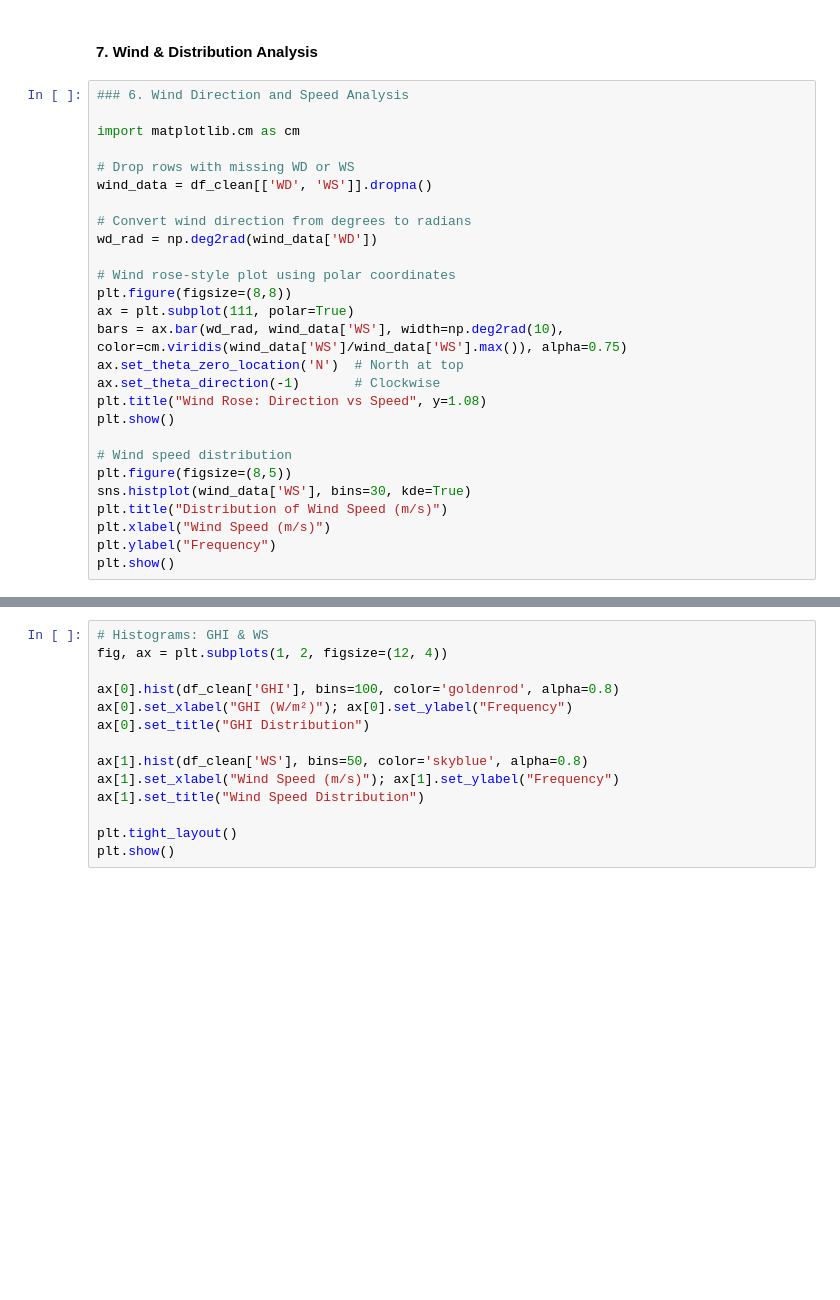
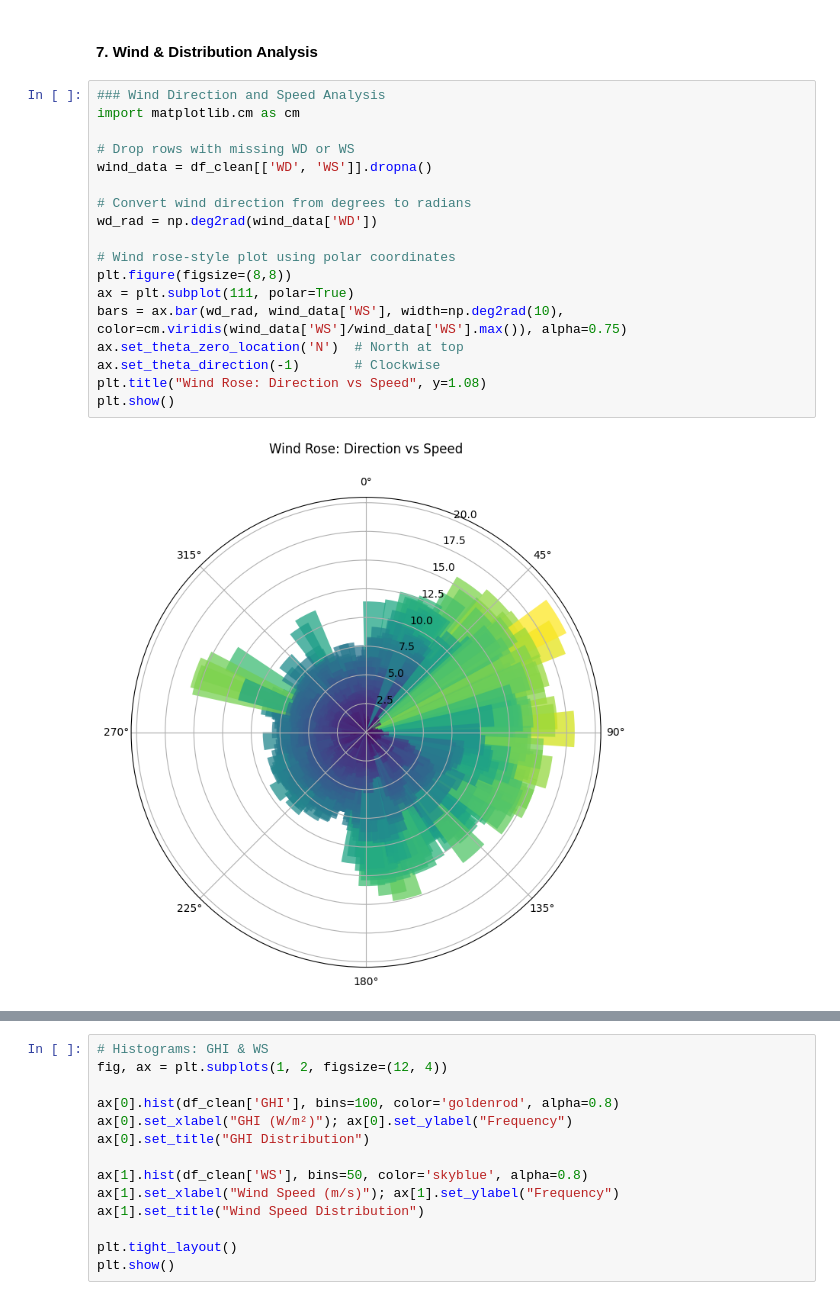
Before and after one commit to muhajirhualis/solar-challenge-week0, a Jupyter notebook: notebooks/benin_eda.ipynb, the cells around one changed output, grey strips where cells are left out. Cells and saved outputs as stored; diff of their text form; blank space fills up the shorter version.

Commit message:
feat: benin eda — complete profiling, cleaning, and visualizations

```diff
--- a/notebooks/benin_eda.ipynb
+++ b/notebooks/benin_eda.ipynb
@@ -249,29 +240,22 @@ plt.show()
 # %% [markdown]
 #### 7. Wind & Distribution Analysis
 # %%
-### 6. Wind Direction and Speed Analysis
-
+### Wind Direction and Speed Analysis
 import matplotlib.cm as cm
 
 # Drop rows with missing WD or WS
 wind_data = df_clean[['WD', 'WS']].dropna()
 
 # Convert wind direction from degrees to radians
 wd_rad = np.deg2rad(wind_data['WD'])
 
 # Wind rose-style plot using polar coordinates
 plt.figure(figsize=(8,8))
 ax = plt.subplot(111, polar=True)
 bars = ax.bar(wd_rad, wind_data['WS'], width=np.deg2rad(10), color=cm.viridis(wind_data['WS']/wind_data['WS'].max()), alpha=0.75)
 ax.set_theta_zero_location('N')  # North at top
 ax.set_theta_direction(-1)       # Clockwise
 plt.title("Wind Rose: Direction vs Speed", y=1.08)
 plt.show()
-
-# Wind speed distribution
-plt.figure(figsize=(8,5))
-sns.histplot(wind_data['WS'], bins=30, kde=True)
-plt.title("Distribution of Wind Speed (m/s)")
-plt.xlabel("Wind Speed (m/s)")
-plt.ylabel("Frequency")
-plt.show()
+# %% [output]
+[figure, added]
```
Also changed, not shown: parts of 4 cells of this notebook.
